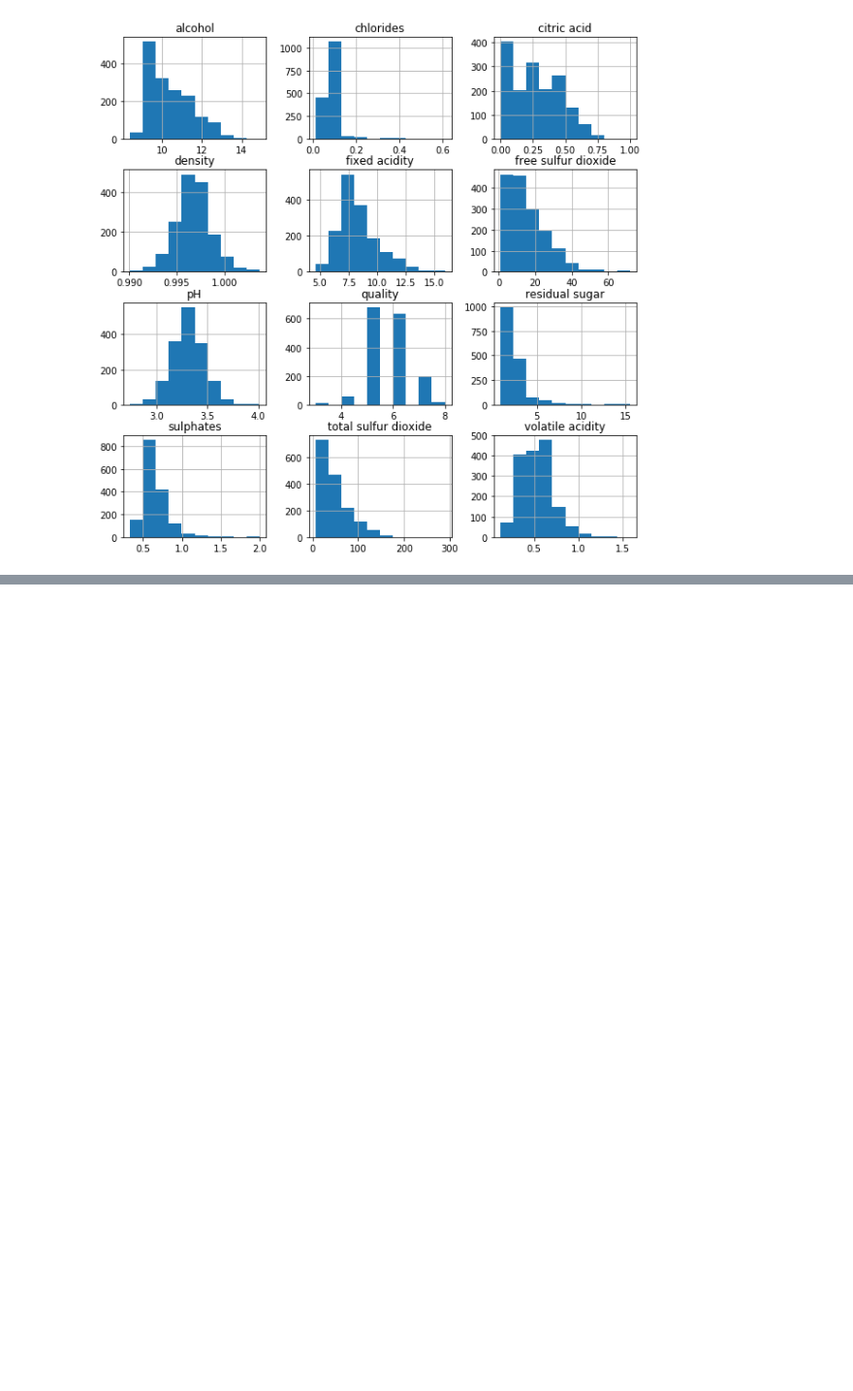
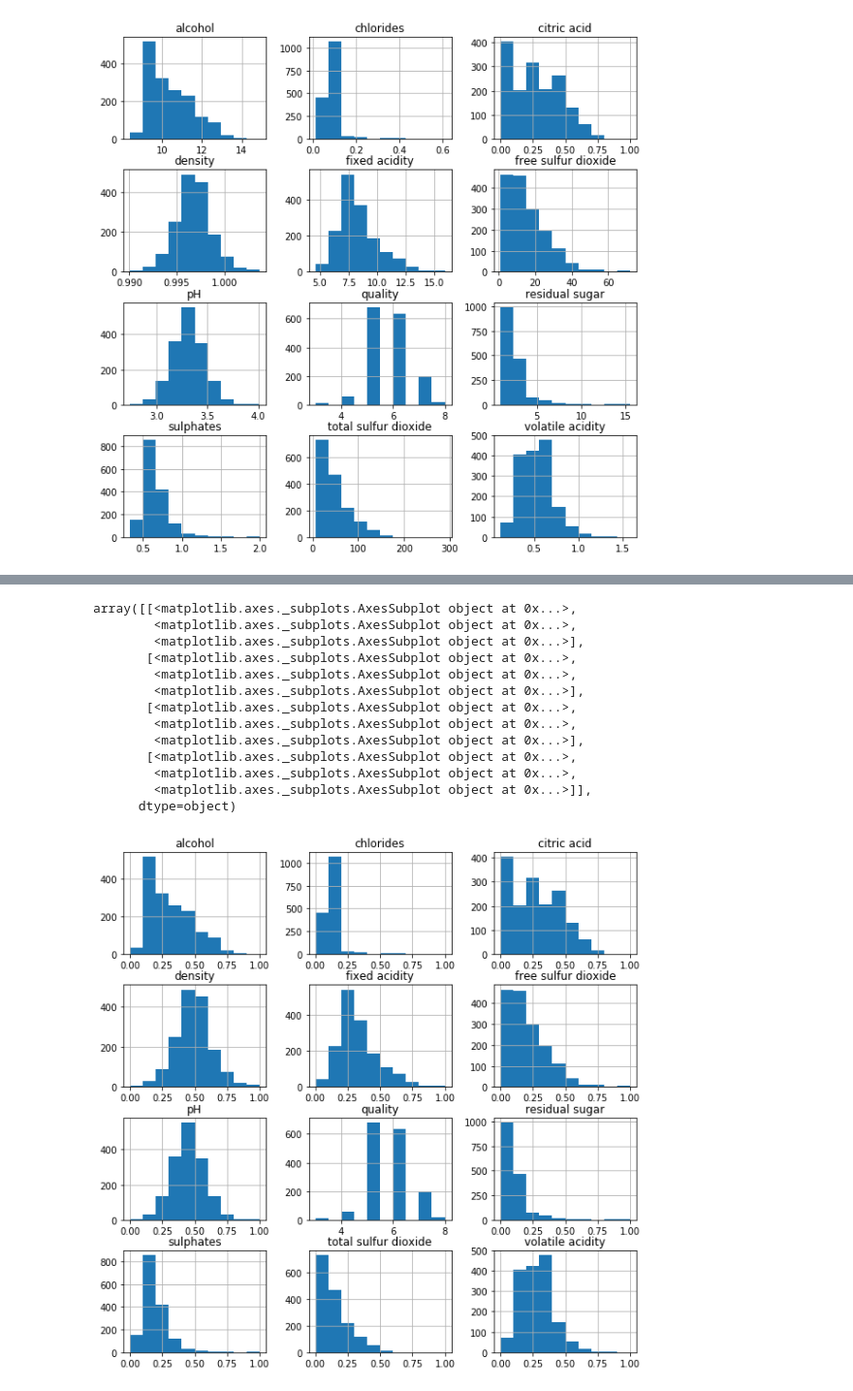
Before and after one commit to debajyoti94/linearRegression, a Jupyter notebook: notebooks/EDA_wine_quality.ipynb, the cells around one changed output, grey strips where cells are left out. Shown at 97% size. Cells and saved outputs as stored; diff of their text form; code cells hidden in the pictures; blank space fills up the shorter version.

Commit message:
EDA done till the point of feature scaling.

```diff
--- a/notebooks/EDA_wine_quality.ipynb
+++ b/notebooks/EDA_wine_quality.ipynb
@@ -82,0 +129,6 @@ array([[<matplotlib.axes._subplots.AxesSubplot object at 0x...>,
+# %%
+# select all but output column while scaling
+columns =wine_dataset.columns.drop('quality')
+wine_dataset_scaled = wine_dataset
+scaler = MinMaxScaler()
+wine_dataset_scaled[columns] = scaler.fit_transform(wine_dataset[columns])
@@ -82,0 +149,18 @@ array([[<matplotlib.axes._subplots.AxesSubplot object at 0x...>,
+# %%
+#PLOTTING SCALED FEATURES
+wine_dataset_scaled.hist(figsize=(10,10))
+# %% [output]
+array([[<matplotlib.axes._subplots.AxesSubplot object at 0x...>,
+        <matplotlib.axes._subplots.AxesSubplot object at 0x...>,
+        <matplotlib.axes._subplots.AxesSubplot object at 0x...>],
+       [<matplotlib.axes._subplots.AxesSubplot object at 0x...>,
+        <matplotlib.axes._subplots.AxesSubplot object at 0x...>,
+        <matplotlib.axes._subplots.AxesSubplot object at 0x...>],
+       [<matplotlib.axes._subplots.AxesSubplot object at 0x...>,
+        <matplotlib.axes._subplots.AxesSubplot object at 0x...>,
+        <matplotlib.axes._subplots.AxesSubplot object at 0x...>],
+       [<matplotlib.axes._subplots.AxesSubplot object at 0x...>,
+        <matplotlib.axes._subplots.AxesSubplot object at 0x...>,
+        <matplotlib.axes._subplots.AxesSubplot object at 0x...>]],
+      dtype=object)
+[figure, added]
```
Also changed, not shown: parts of 9 cells of this notebook.
